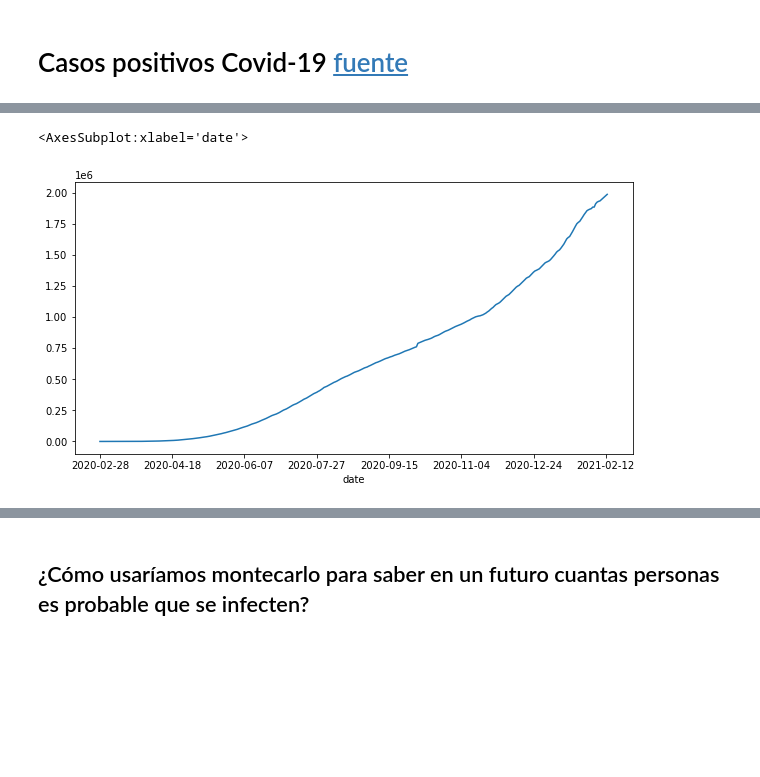
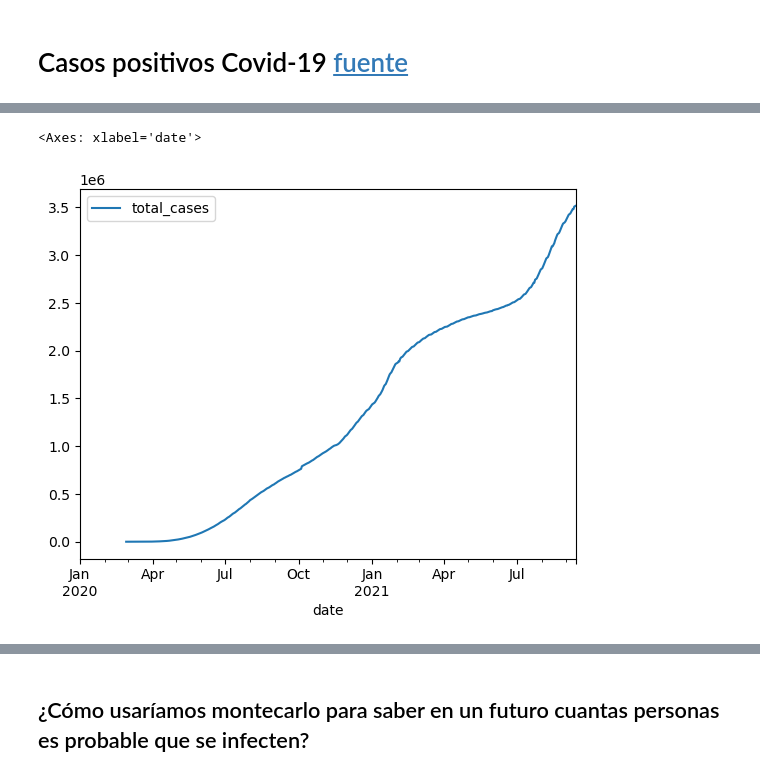
Before and after one commit to odjaramilloz/SPF-2024-I, a Jupyter notebook: TEMA-1/Clase8_EjemplosSimulacion.ipynb, the cells around one changed output, grey strips where cells are left out. Drawn from its saved outputs; the diff is of its cells as text; code cells hidden in the pictures; blank space fills up the shorter version.

```diff
--- a/TEMA-1/Clase8_EjemplosSimulacion.ipynb
+++ b/TEMA-1/Clase8_EjemplosSimulacion.ipynb
@@ -35,4 +35,14 @@ import scipy.stats as st
 # %%
 # Leer los datos del archivo covid_cases y quedarse únicamente con los datos de méxico
 data = pd.read_csv('covid_cases.csv')
+
+data['date'] = pd.to_datetime(data['date'])
+
+data.set_index('date', inplace=True)
+
+data = data[data['iso_code'] == 'MEX']
+
+data = data['total_cases'].to_frame('total_cases')
+
+data
 # %% [output]
@@ -47,7 +63,8 @@ data = pd.read_csv('covid_cases.csv')
 # %%
 # Seleccionar únicamente los casos totales y graficarlos
+data.plot()
 # %% [output]
-<AxesSubplot:xlabel='date'>
+<Axes: xlabel='date'>
-[figure, old version]
+[figure, new version]
 # %%
 # Analizar los datos en el dominio de la frecuencia (histograma)
```
Also changed, not shown: parts of 12 cells of this notebook, 2 other files.
